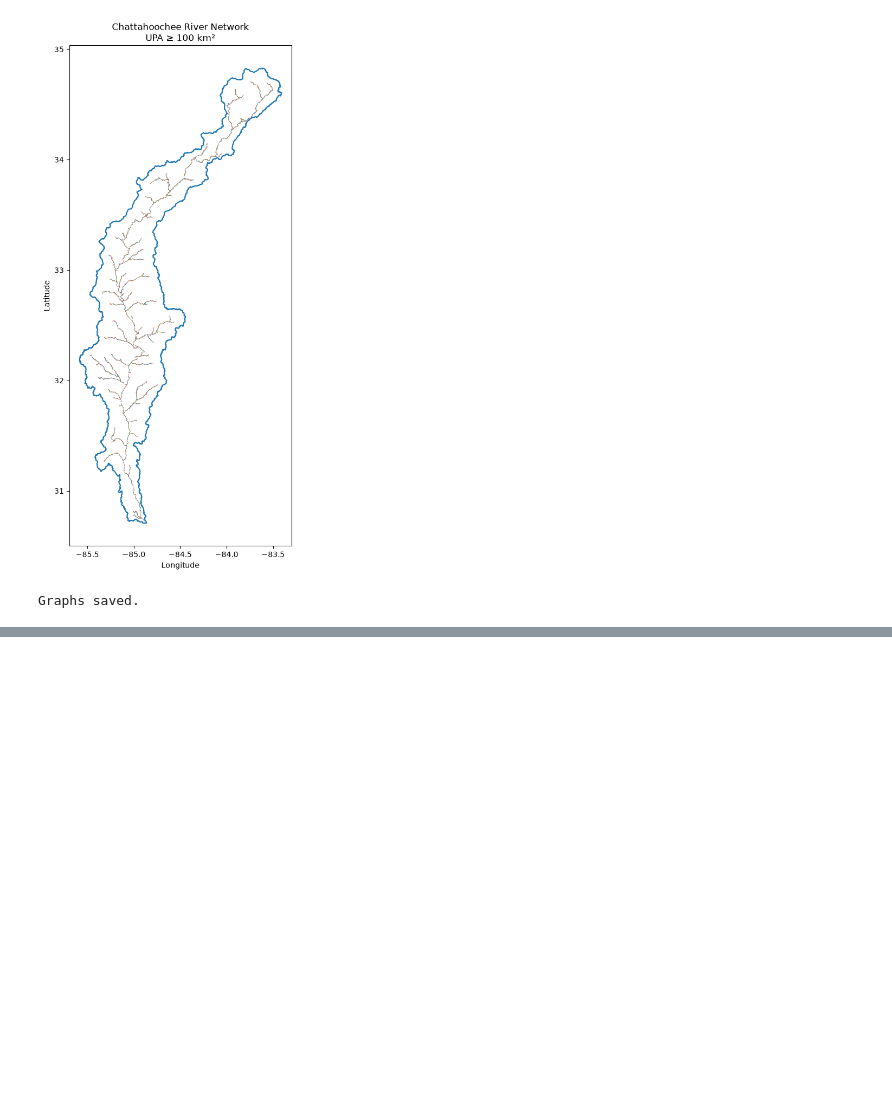
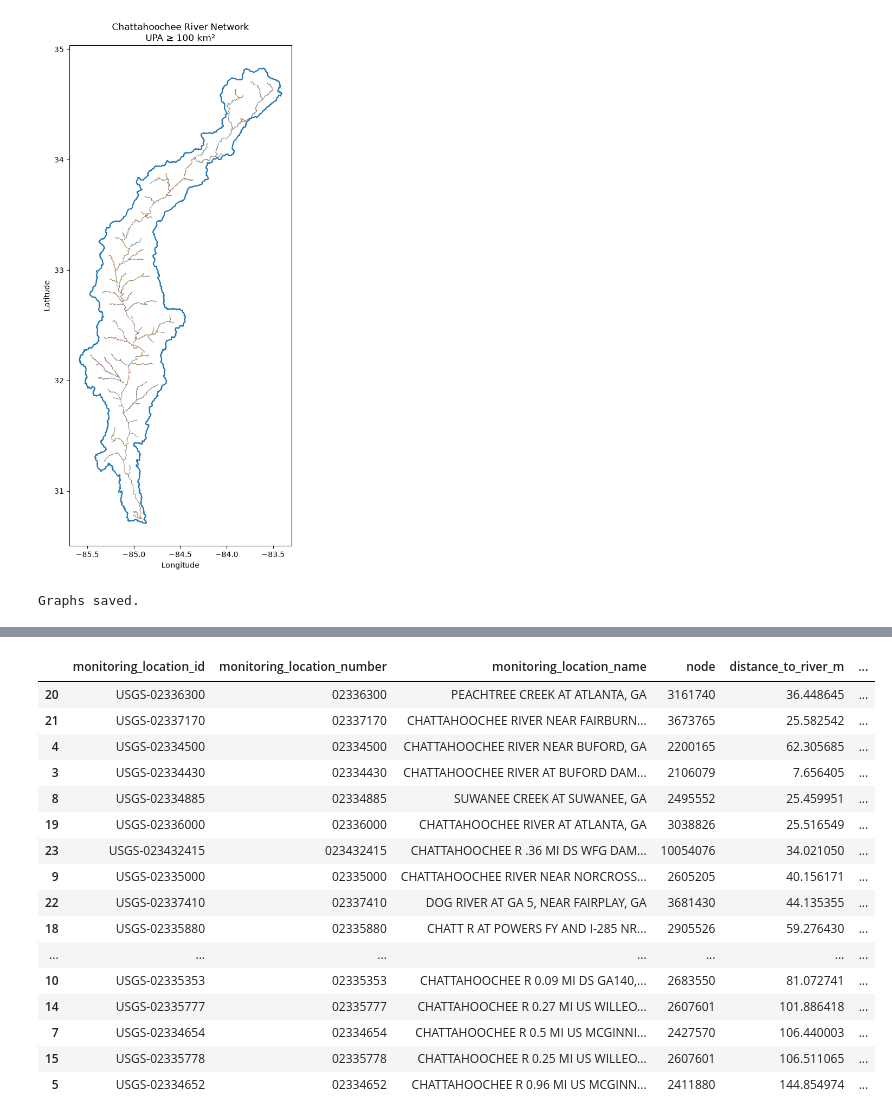
Before and after one commit to andrewc156/rivernets, a Jupyter notebook: chattahoochee_graph.ipynb, the cells around one changed output, grey strips where cells are left out. Drawn from its saved outputs; the diff is of its cells as text; code cells hidden in the pictures; blank space fills up the shorter version.

```diff
--- a/chattahoochee_graph.ipynb
+++ b/chattahoochee_graph.ipynb
@@ -1105,0 +1963,75 @@ Graphs saved.
+# %%
+FINAL_SNAP_DISTANCE_M = 150
+
+
+selected_series = (
+    useful_series[
+        useful_series[
+            "distance_to_river_m"
+        ]
+        <= FINAL_SNAP_DISTANCE_M
+    ]
+    .copy()
+)
+
+
+station_summary = (
+    selected_series
+    .groupby(
+        [
+            "monitoring_location_id",
+            "monitoring_location_number",
+            "monitoring_location_name",
+            "node",
+            "distance_to_river_m"
+        ],
+        as_index=False
+    )
+    .agg(
+        variables=(
+            "target_name",
+            lambda x: sorted(
+                set(x)
+            )
+        )
+    )
+)
+
+
+station_summary[
+    "n_variables"
+] = (
+    station_summary[
+        "variables"
+    ]
+    .apply(len)
+)
+
+
+print(
+    "Selected continuous-WQ stations:",
+    len(station_summary)
+)
+
+print(
+    "Unique graph nodes:",
+    station_summary[
+        "node"
+    ].nunique()
+)
+
+
+display(
+    station_summary
+    .sort_values(
+        [
+            "n_variables",
+            "distance_to_river_m"
+        ],
+        ascending=[
+            False,
+            True
+        ]
+    )
+)
+# %% [output]
@@ -1105,0 +2040,17 @@ Graphs saved.
+|  | monitoring_location_id | monitoring_location_number | monitoring_location_name | node | distance_to_river_m | ... |
+| 20 | USGS-02336300 | 02336300 | PEACHTREE CREEK AT ATLANTA, GA | 3161740 | 36.448645 | ... |
+| 21 | USGS-02337170 | 02337170 | CHATTAHOOCHEE RIVER NEAR FAIRBURN... | 3673765 | 25.582542 | ... |
+| 4 | USGS-02334500 | 02334500 | CHATTAHOOCHEE RIVER NEAR BUFORD, GA | 2200165 | 62.305685 | ... |
+| 3 | USGS-02334430 | 02334430 | CHATTAHOOCHEE RIVER AT BUFORD DAM... | 2106079 | 7.656405 | ... |
+| 8 | USGS-02334885 | 02334885 | SUWANEE CREEK AT SUWANEE, GA | 2495552 | 25.459951 | ... |
+| 19 | USGS-02336000 | 02336000 | CHATTAHOOCHEE RIVER AT ATLANTA, GA | 3038826 | 25.516549 | ... |
+| 23 | USGS-023432415 | 023432415 | CHATTAHOOCHEE R .36 MI DS WFG DAM... | 10054076 | 34.021050 | ... |
+| 9 | USGS-02335000 | 02335000 | CHATTAHOOCHEE RIVER NEAR NORCROSS... | 2605205 | 40.156171 | ... |
+| 22 | USGS-02337410 | 02337410 | DOG RIVER AT GA 5, NEAR FAIRPLAY, GA | 3681430 | 44.135355 | ... |
+| 18 | USGS-02335880 | 02335880 | CHATT R AT POWERS FY AND I-285 NR... | 2905526 | 59.276430 | ... |
+| ... | ... | ... | ... | ... | ... | ... |
+| 10 | USGS-02335353 | 02335353 | CHATTAHOOCHEE R 0.09 MI DS GA140,... | 2683550 | 81.072741 | ... |
+| 14 | USGS-02335777 | 02335777 | CHATTAHOOCHEE R 0.27 MI US WILLEO... | 2607601 | 101.886418 | ... |
+| 7 | USGS-02334654 | 02334654 | CHATTAHOOCHEE R 0.5 MI US MCGINNI... | 2427570 | 106.440003 | ... |
+| 15 | USGS-02335778 | 02335778 | CHATTAHOOCHEE R 0.25 MI US WILLEO... | 2607601 | 106.511065 | ... |
+| 5 | USGS-02334652 | 02334652 | CHATTAHOOCHEE R 0.96 MI US MCGINN... | 2411880 | 144.854974 | ... |
```
Also changed, not shown: parts of 26 cells of this notebook, 4 other files.
